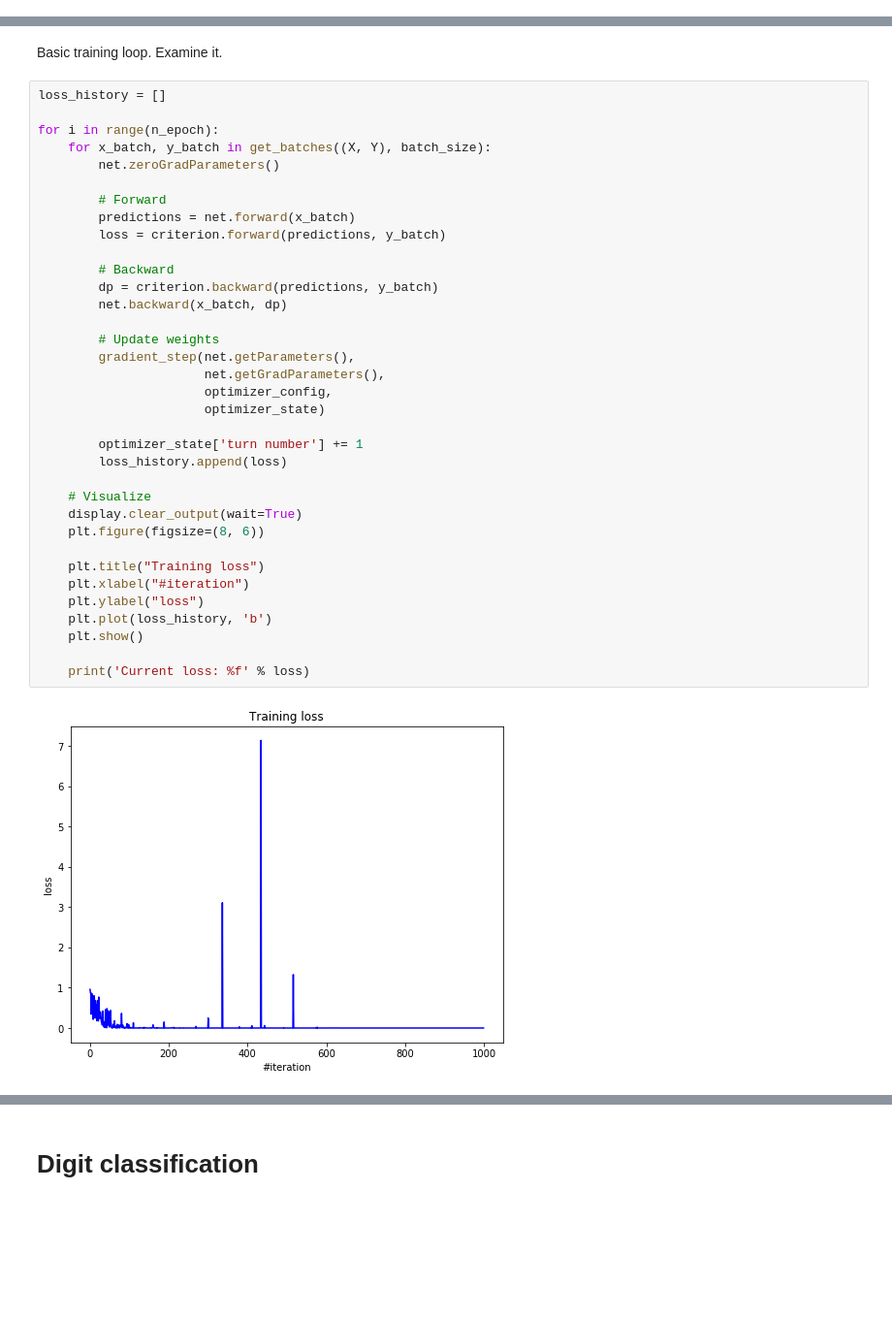
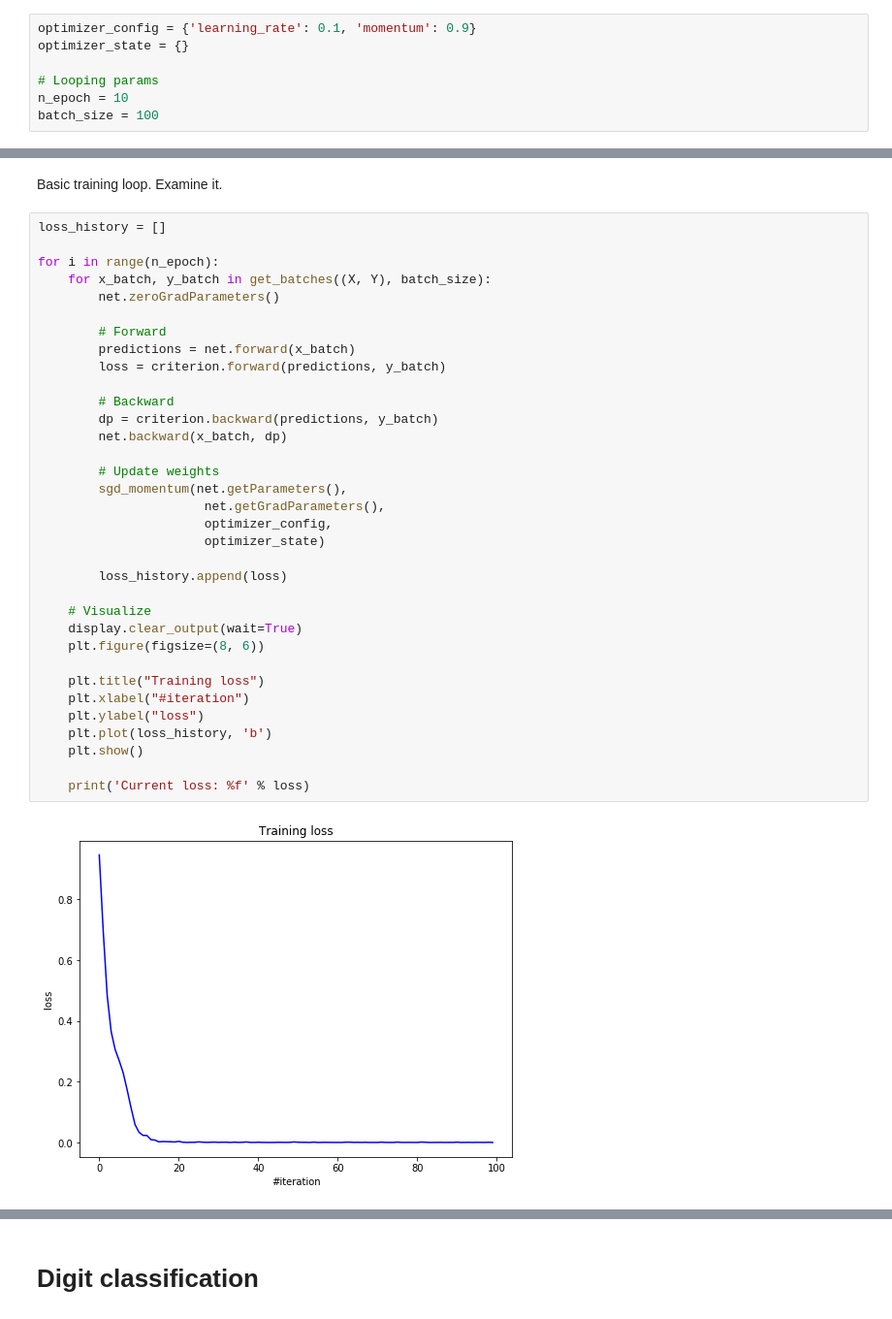
Before and after one commit to onaga1958/ml-hw, a Jupyter notebook: 5/hw1_main.ipynb, the cells around one changed output, grey strips where cells are left out. Shown: that part at 97% size. Saved outputs shown, nothing was run; the diff lists cells and outputs as text; blank space fills up the shorter version.

```diff
--- a/5/hw1_main.ipynb
+++ b/5/hw1_main.ipynb
@@ -243,3 +191,10 @@ batch_size = 1
+# %%
+optimizer_config = {'learning_rate': 0.1, 'momentum': 0.9}
+optimizer_state = {}
+
+# Looping params
+n_epoch = 10
+batch_size = 100
 # %%
 # batch generator
 def get_batches(dataset, batch_size):
@@ -267,33 +222,32 @@ for i in range(n_epoch):
     for x_batch, y_batch in get_batches((X, Y), batch_size):
         net.zeroGradParameters()
 
         # Forward
         predictions = net.forward(x_batch)
         loss = criterion.forward(predictions, y_batch)
 
         # Backward
         dp = criterion.backward(predictions, y_batch)
         net.backward(x_batch, dp)
 
         # Update weights
-        gradient_step(net.getParameters(),
+        sgd_momentum(net.getParameters(),
                       net.getGradParameters(),
                       optimizer_config,
                       optimizer_state)
 
-        optimizer_state['turn number'] += 1
         loss_history.append(loss)
 
     # Visualize
     display.clear_output(wait=True)
     plt.figure(figsize=(8, 6))
 
     plt.title("Training loss")
     plt.xlabel("#iteration")
     plt.ylabel("loss")
     plt.plot(loss_history, 'b')
     plt.show()
 
     print('Current loss: %f' % loss)
 # %% [output]
-[figure, old version]
+[figure, new version]
```
Also changed, not shown: parts of 15 cells of this notebook.
